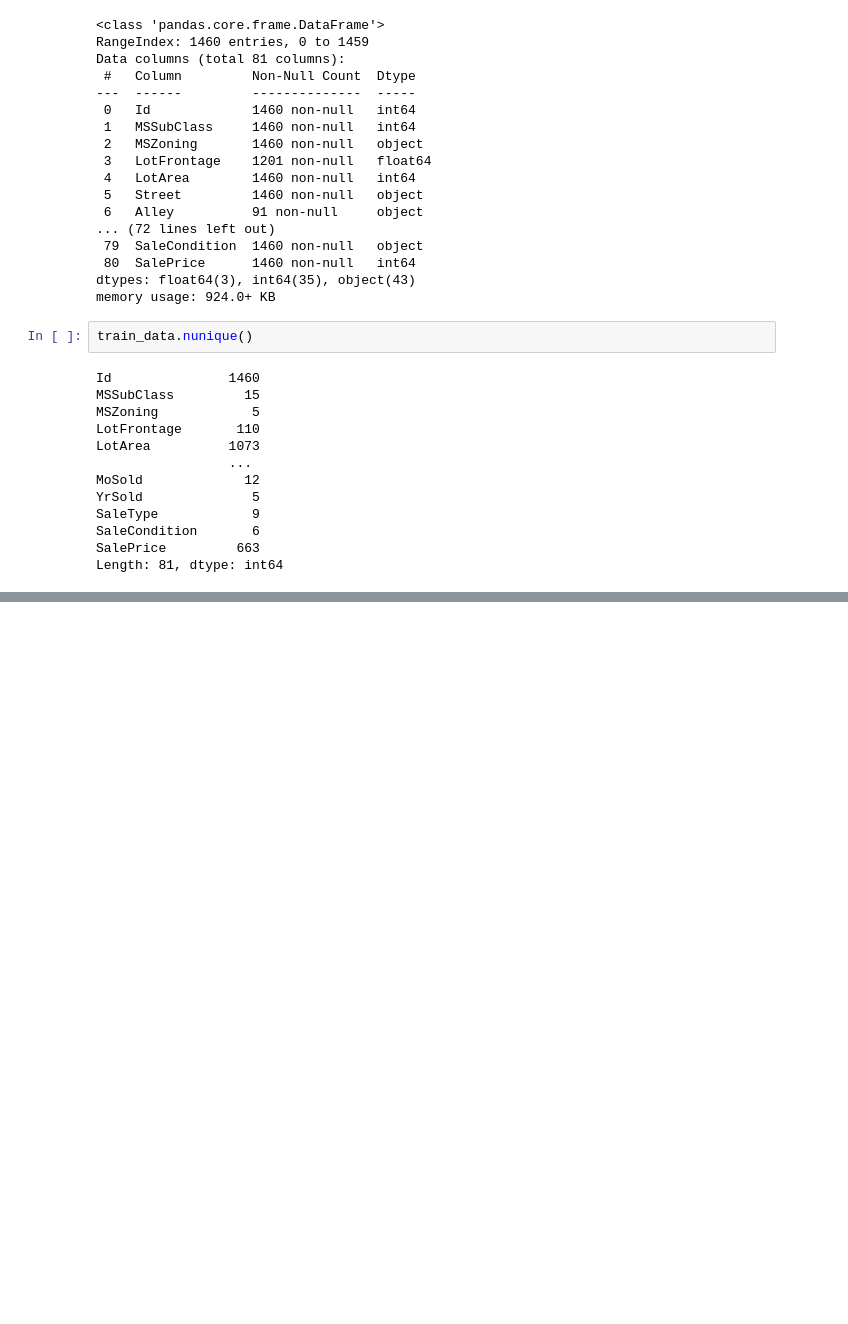
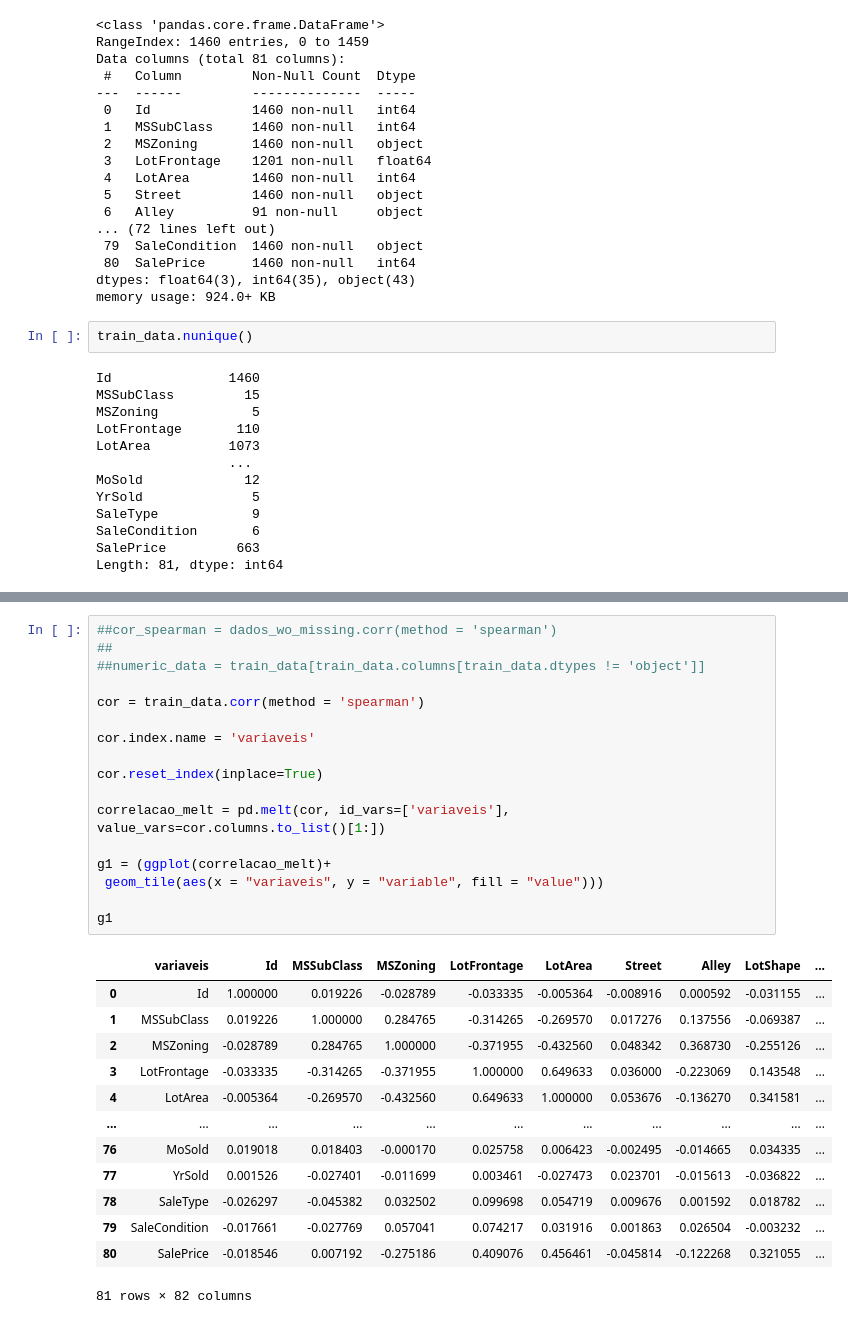
Before and after one commit to iasuu/stat_learning, a Jupyter notebook: SCRIPT/modelagem.ipynb, the cells around one changed output, grey strips where cells are left out. Cells and saved outputs as stored; diff of their text form; blank space fills up the shorter version.

```diff
--- a/SCRIPT/modelagem.ipynb
+++ b/SCRIPT/modelagem.ipynb
@@ -82,0 +272,31 @@ Length: 81, dtype: int64
+# %%
+##cor_spearman = dados_wo_missing.corr(method = 'spearman')
+##
+##numeric_data = train_data[train_data.columns[train_data.dtypes != 'object']]
+
+cor = train_data.corr(method = 'spearman')
+
+cor.index.name = 'variaveis'
+
+cor.reset_index(inplace=True)
+
+correlacao_melt = pd.melt(cor, id_vars=['variaveis'], value_vars=cor.columns.to_list()[1:])
+
+g1 = (ggplot(correlacao_melt)+
+ geom_tile(aes(x = "variaveis", y = "variable", fill = "value")))
+
+g1
+# %% [output]
+|  | variaveis | Id | MSSubClass | MSZoning | LotFrontage | LotArea | Street | Alley | LotShape | ... |
+| 0 | Id | 1.000000 | 0.019226 | -0.028789 | -0.033335 | -0.005364 | -0.008916 | 0.000592 | -0.031155 | ... |
+| 1 | MSSubClass | 0.019226 | 1.000000 | 0.284765 | -0.314265 | -0.269570 | 0.017276 | 0.137556 | -0.069387 | ... |
+| 2 | MSZoning | -0.028789 | 0.284765 | 1.000000 | -0.371955 | -0.432560 | 0.048342 | 0.368730 | -0.255126 | ... |
+| 3 | LotFrontage | -0.033335 | -0.314265 | -0.371955 | 1.000000 | 0.649633 | 0.036000 | -0.223069 | 0.143548 | ... |
+| 4 | LotArea | -0.005364 | -0.269570 | -0.432560 | 0.649633 | 1.000000 | 0.053676 | -0.136270 | 0.341581 | ... |
+| ... | ... | ... | ... | ... | ... | ... | ... | ... | ... | ... |
+| 76 | MoSold | 0.019018 | 0.018403 | -0.000170 | 0.025758 | 0.006423 | -0.002495 | -0.014665 | 0.034335 | ... |
+| 77 | YrSold | 0.001526 | -0.027401 | -0.011699 | 0.003461 | -0.027473 | 0.023701 | -0.015613 | -0.036822 | ... |
+| 78 | SaleType | -0.026297 | -0.045382 | 0.032502 | 0.099698 | 0.054719 | 0.009676 | 0.001592 | 0.018782 | ... |
+| 79 | SaleCondition | -0.017661 | -0.027769 | 0.057041 | 0.074217 | 0.031916 | 0.001863 | 0.026504 | -0.003232 | ... |
+| 80 | SalePrice | -0.018546 | 0.007192 | -0.275186 | 0.409076 | 0.456461 | -0.045814 | -0.122268 | 0.321055 | ... |
+81 rows × 82 columns
```
Also changed, not shown: parts of 27 cells of this notebook, 4 other files.
